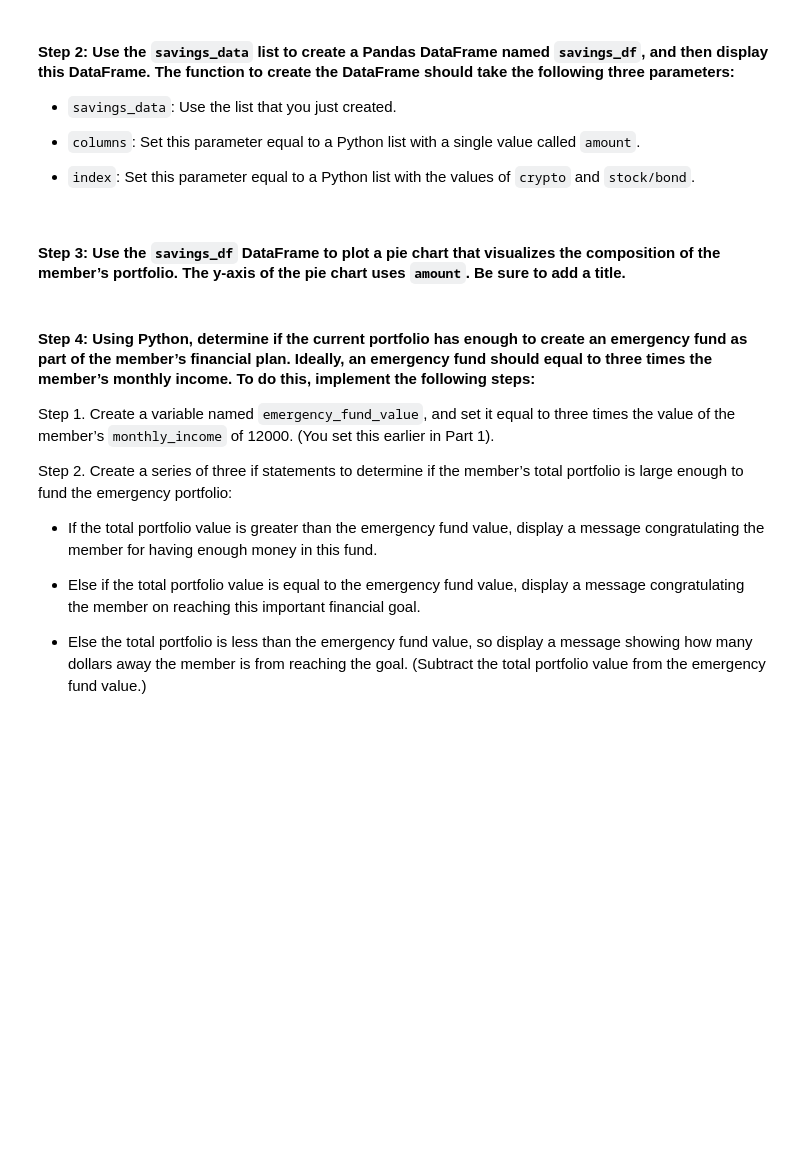
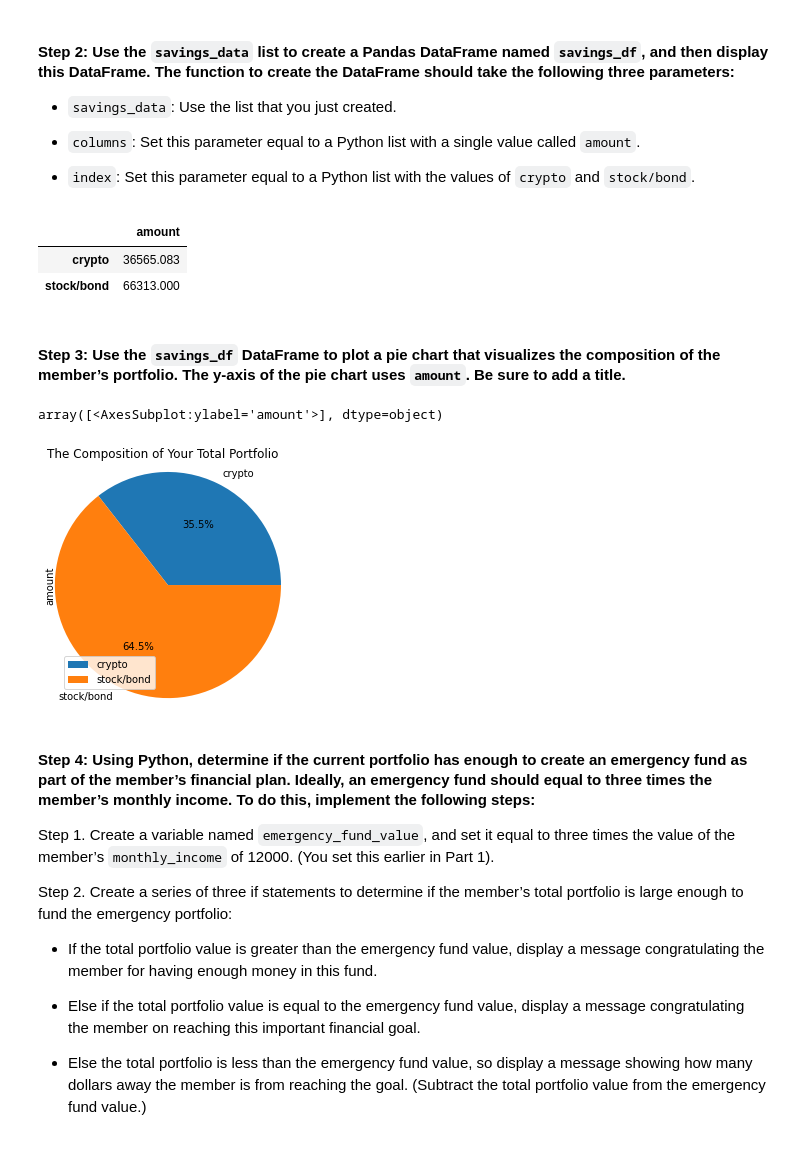
Before and after one commit to creamybokeh/Financial-Planning-Tools, a Jupyter notebook: financial_planning_tools.ipynb, the cells around one changed output. Saved outputs shown, nothing was run; the diff lists cells and outputs as text; code cells hidden in the pictures; blank space fills up the shorter version.

```diff
--- a/financial_planning_tools.ipynb
+++ b/financial_planning_tools.ipynb
@@ -347,7 +347,6 @@ In this section, you’ll use the valuations for the cryptocurrency wallet and f
 #### Step 1: Create a Python list named `savings_data` that has two elements. The first element contains the total value of the cryptocurrency wallet. The second element contains the total value of the stock and bond portions of the portfolio.
 # %%
 # Consolidate financial assets data into a Python list
-# YOUR CODE HERE
-
+savings_data = [total_crypto_wallet, int(total_stocks_bonds)]
 # Review the Python list savings_data
-# YOUR CODE HERE
+savings_data
@@ -361,15 +362,25 @@ In this section, you’ll use the valuations for the cryptocurrency wallet and f
 - `index`: Set this parameter equal to a Python list with the values of `crypto` and `stock/bond`.
 # %%
 # Create a Pandas DataFrame called savings_df
-# YOUR CODE HERE
+savings_df = pd.DataFrame(savings_data, columns=['amount'], index=['crypto','stock/bond'])
+
+
 
 # Display the savings_df DataFrame
-# YOUR CODE HERE
+savings_df
+# %% [output]
+|  | amount |
+| crypto | 36565.083 |
+| stock/bond | 66313.000 |
 # %% [markdown]
 #### Step 3: Use the `savings_df` DataFrame to plot a pie chart that visualizes the composition of the member’s portfolio. The y-axis of the pie chart uses `amount`. Be sure to add a title.
 # %%
 # Plot the total value of the member's portfolio (crypto and stock/bond) in a pie chart
-# YOUR CODE HERE
+
+savings_df.plot.pie(subplots=True, title="The Composition of Your Total Portfolio", radius=1.3, autopct='%1.1f%%')
+# %% [output]
+array([<AxesSubplot:ylabel='amount'>], dtype=object)
+[figure, added]
 # %% [markdown]
 #### Step 4: Using Python, determine if the current portfolio has enough to create an emergency fund as part of the member’s financial plan. Ideally, an emergency fund should equal to three times the member’s monthly income. To do this, implement the following steps:
 
```
Also changed, not shown: parts of 31 cells of this notebook.
